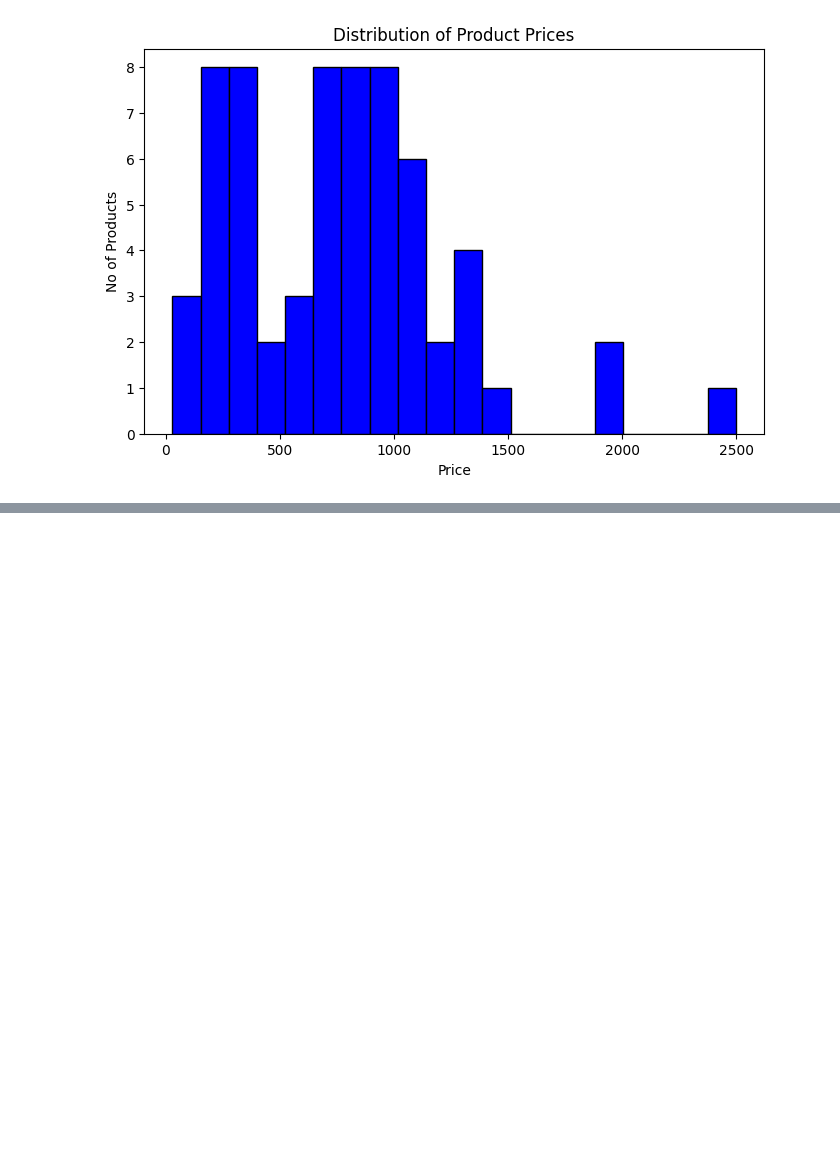
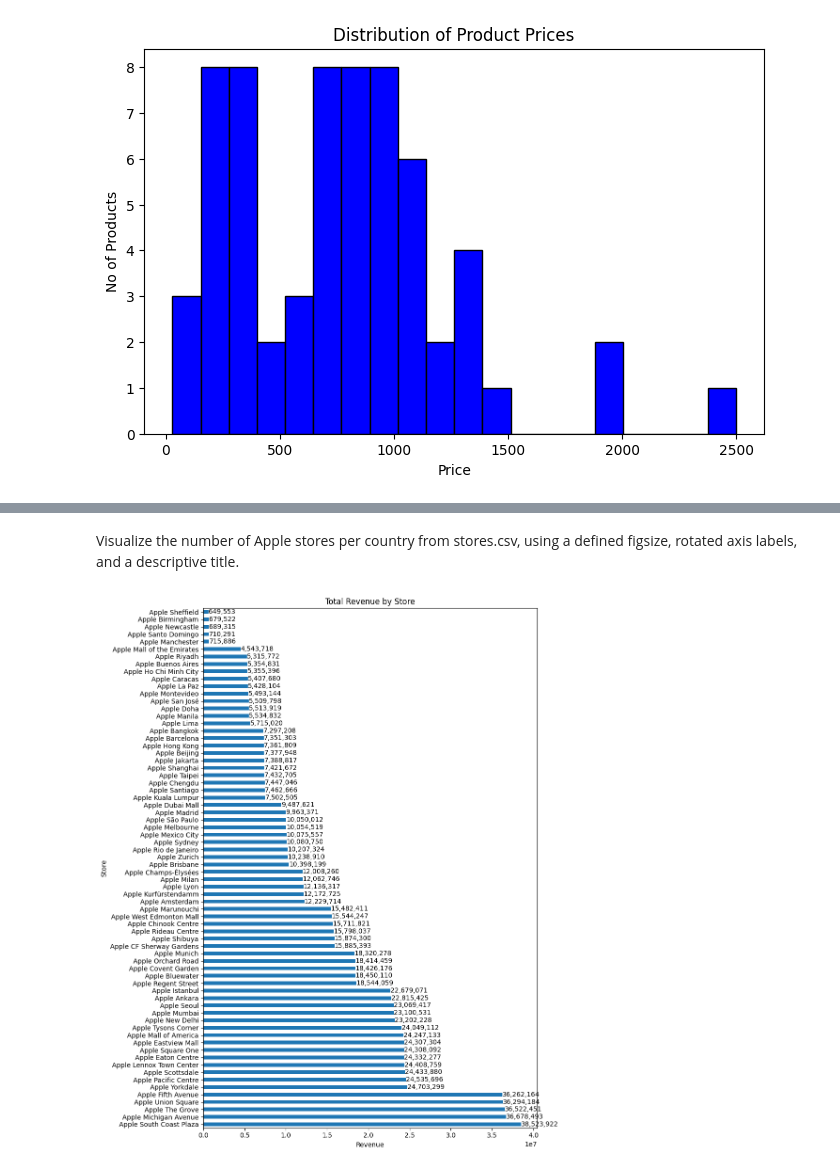
Before and after one commit to MOHAK010/Apple-Sales-Analytics--project-End-to-End, a Jupyter notebook: Notebooks/Data Visualization/notebooks/01_visualization_fundamentals.ipynb, the cells around one changed output, grey strips where cells are left out. Cells and saved outputs as stored; diff of their text form; code cells hidden in the pictures; blank space fills up the shorter version.

```diff
--- a/Notebooks/Data Visualization/notebooks/01_visualization_fundamentals.ipynb
+++ b/Notebooks/Data Visualization/notebooks/01_visualization_fundamentals.ipynb
@@ -22,0 +84,46 @@ product_category = products.merge(category, on='category_id', how='left')
+# %% [markdown]
+Visualize the number of Apple stores per country from stores.csv, using a defined figsize, rotated axis labels, and a descriptive title.
+# %%
+sales_products = sales.merge(
+    products,
+    on="product_id",
+    how="left"
+)
+
+sales_products["revenue"] = (
+    sales_products["quantity"] * sales_products["price"]
+)
+
+sales_store = sales_products.merge(
+    stores,
+    on="store_id",
+    how="left"
+)
+
+store_revenue = (
+    sales_store
+    .groupby("store_name")["revenue"]
+    .sum()
+    .sort_values(ascending=False)
+)
+
+plt.figure(figsize=(10, 12))
+
+chart = store_revenue.plot(kind="barh")
+
+plt.title("Total Revenue by Store")
+plt.xlabel("Revenue")
+plt.ylabel("Store")
+
+for i, value in enumerate(store_revenue):
+    chart.text(
+        value,
+        i,
+        f"{value:,.0f}",
+        va="center"
+    )
+
+plt.tight_layout()
+plt.show()
+# %% [output]
+[figure, added]
```
Also changed, not shown: parts of 15 cells of this notebook.
